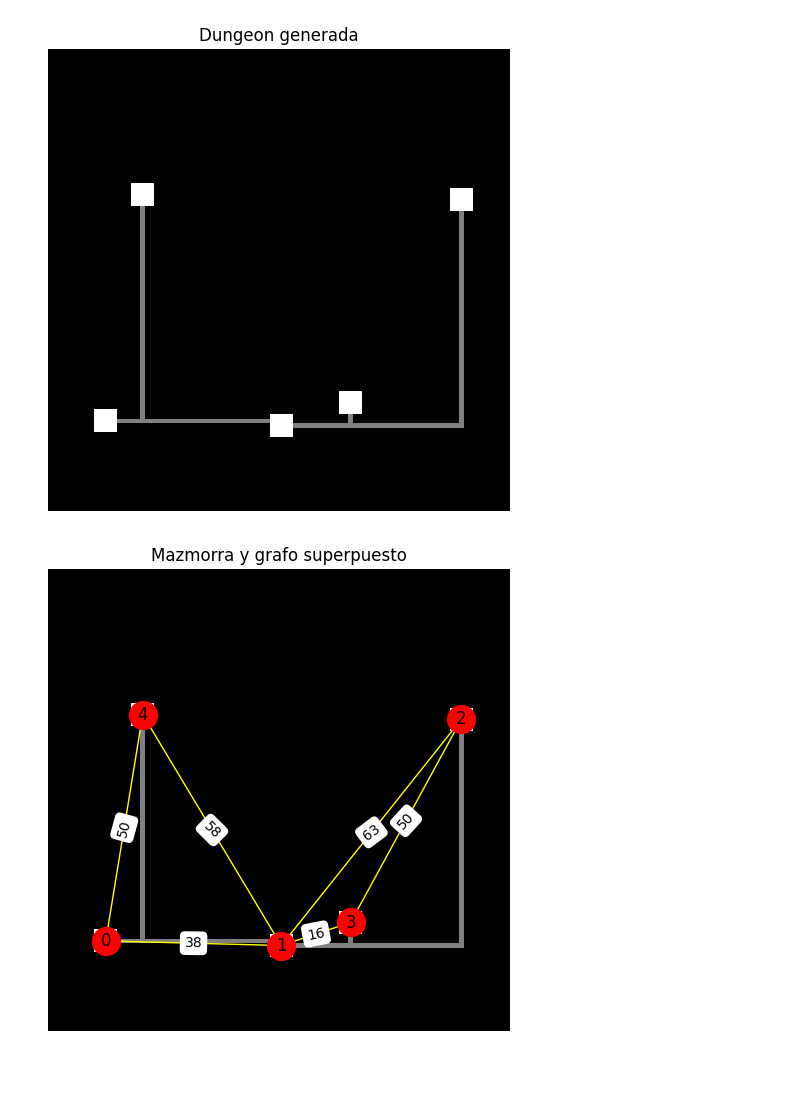
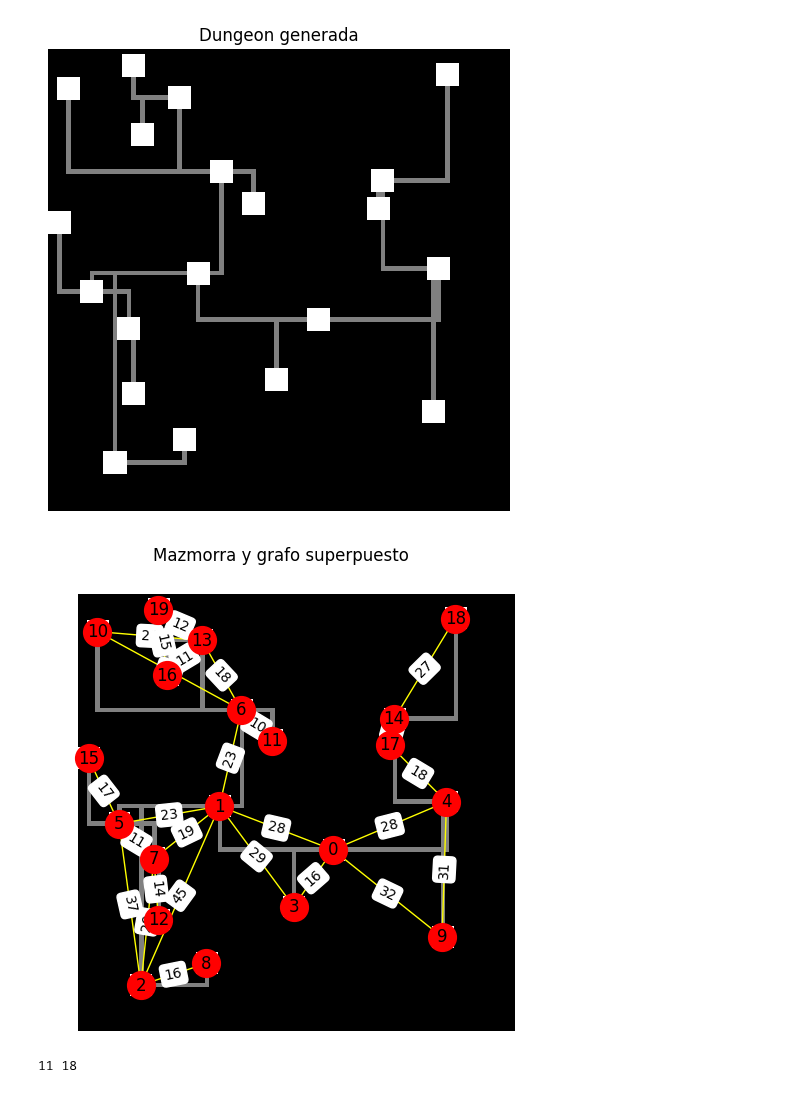
Before and after one commit to MarioPG21/TFG_generacion_mazmorras, a Jupyter notebook: Random-placement/Random_Placement.ipynb, the cells around one changed output. Drawn from its saved outputs; the diff is of its cells as text; code cells hidden in the pictures.

```diff
--- a/Random-placement/Random_Placement.ipynb
+++ b/Random-placement/Random_Placement.ipynb
@@ -192,9 +192,10 @@ def generar_dungeon(anchura=60, altura=30, max_salas=10, semilla=None, intentos_
     dungeon = Dungeon(anchura, altura, max_salas, semilla=semilla, intentos_por_sala=intentos_por_sala)
     dungeon.mostrar()
     dungeon.mostrar_mapa_y_grafo()
+    return dungeon
 # %%
 # Ejemplo de uso
-generar_dungeon(anchura=100, altura=100, max_salas=5, semilla=None)
+dungeon = generar_dungeon(anchura=100, altura=100, max_salas=20, semilla=None)
 # %% [output]
-[figure, old version]
+[figure, new version]
-[figure, old version]
+[figure, new version]
@@ -200,0 +214,5 @@ generar_dungeon(anchura=100, altura=100, max_salas=5, semilla=None)
+# %%
+inicio, final = seleccionar_inicio_y_final(dungeon.grafo)
+print(inicio, final)
+# %% [output]
+11 18
```
Also changed, not shown: parts of 1 cell of this notebook, 4 other files.
